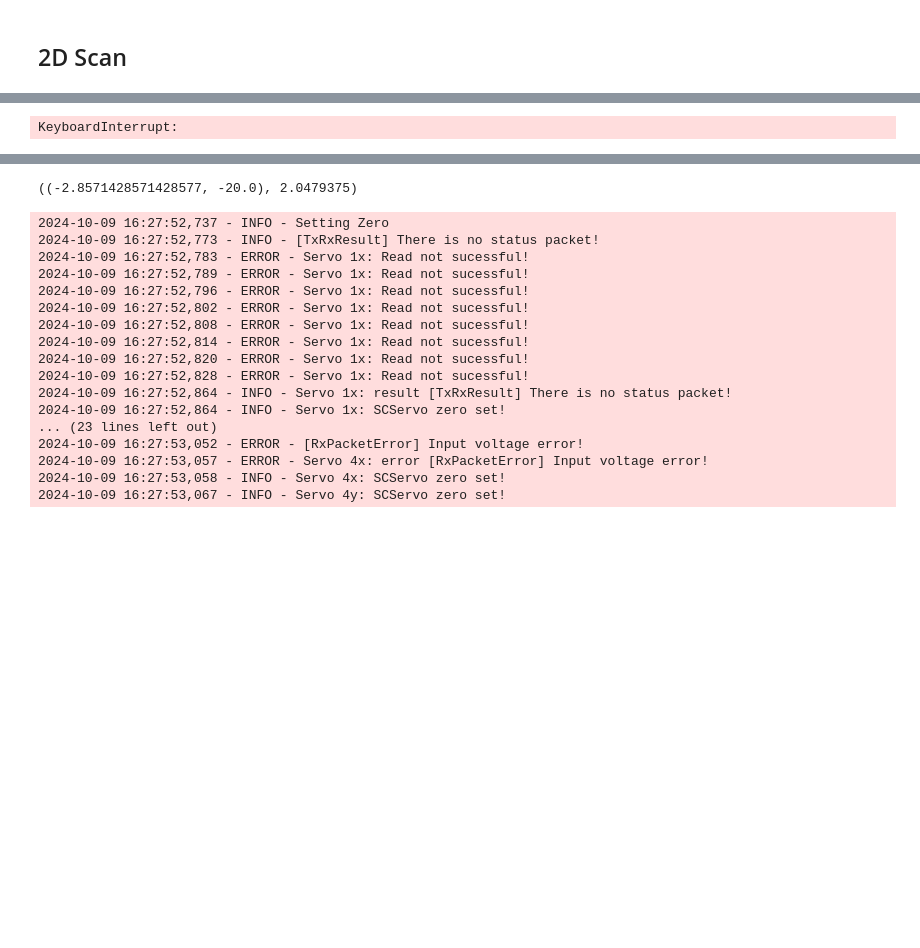
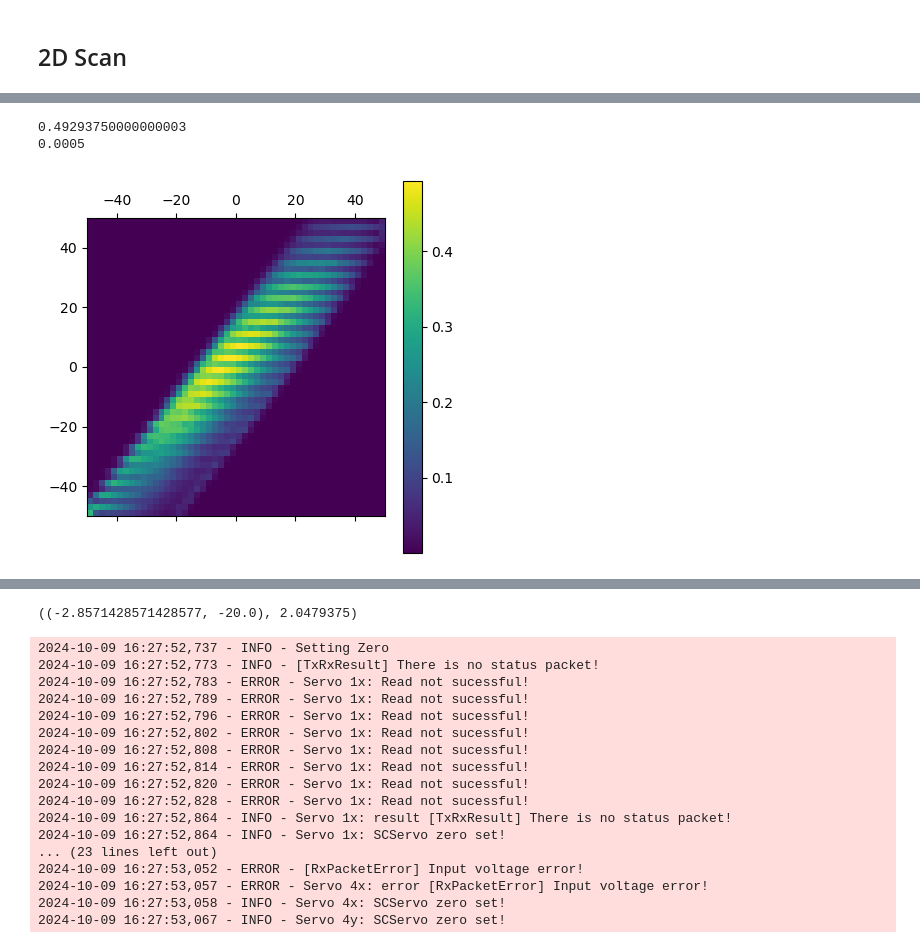
Before and after one commit to Stockholm254/servotest, a Jupyter notebook: src/expctl/servers/servoaligner/servocomp.ipynb, the cells around one changed output, grey strips where cells are left out. Drawn from its saved outputs; the diff is of its cells as text; code cells hidden in the pictures; blank space fills up the shorter version.

```diff
--- a/src/expctl/servers/servoaligner/servocomp.ipynb
+++ b/src/expctl/servers/servoaligner/servocomp.ipynb
@@ -121,7 +187,7 @@ def slope2perpvec(slope):
 # %%
-N_pts = 12
+N_pts = 50
 POS_MASK = A_X_XDOT_MASK
-SCAN_RANGE = 800
-cf = lambda para: callback_func(para,pos_mask=POS_MASK)
-X,Y,Z = motor_2d_scan(N_pts,SCAN_RANGE,servos,cf)
+SCAN_RANGE = 50
+cf = lambda para: callback_func(para,pos_mask=POS_MASK,jac=jac_pm_10+lin70,jac_master_mask=A_POS_ALL_MASK,jac_x0 = jac_pm_10)
+X2,Y2,Z2 = motor_2d_scan(N_pts,SCAN_RANGE,servos,cf)
 # %% [output]
@@ -145,2 +196,4 @@ X,Y,Z = motor_2d_scan(N_pts,SCAN_RANGE,servos,cf)
-KeyboardInterrupt:
+0.49293750000000003
+0.0005
+[figure, added]
 # %%
```
Also changed, not shown: parts of 10 cells of this notebook, 6 other files.
